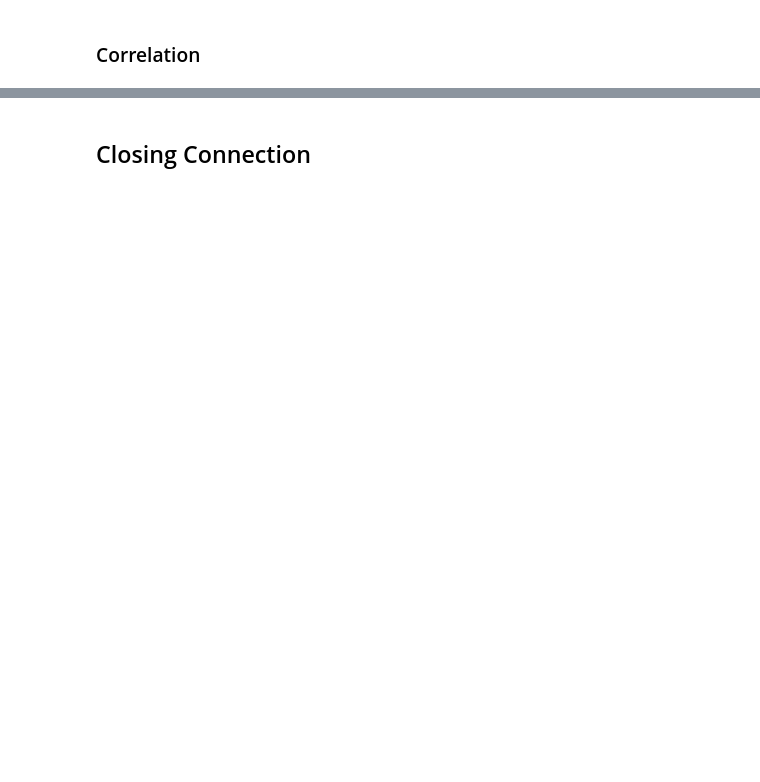
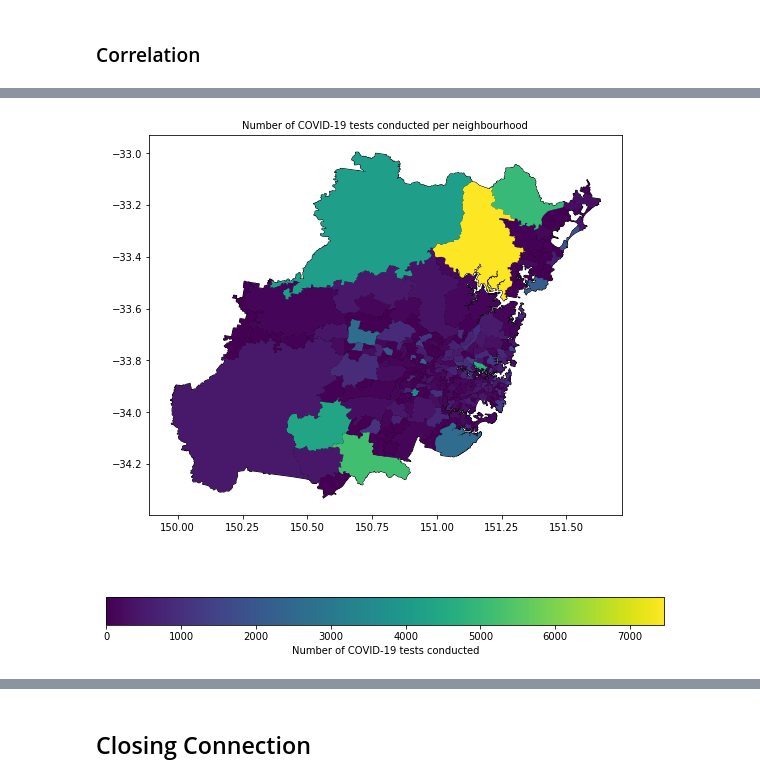
Before and after one commit to KhangNguyen22/data2001-data-science, a Jupyter notebook: Assignment.ipynb, the cells around one changed output, grey strips where cells are left out. Cells and saved outputs as stored; diff of their text form; code cells hidden in the pictures; blank space fills up the shorter version.

```diff
--- a/Assignment.ipynb
+++ b/Assignment.ipynb
@@ -580,0 +728,4 @@ for index, row in df_final.iterrows():
+# %%
+query = """SELECT area_name, viral_vulnerability, total_tests as total_tests_conducted, geom FROM final_data"""
+total_tests_df = gpd.read_postgis(query, conn)
+total_tests_df
@@ -580,0 +746,9 @@ for index, row in df_final.iterrows():
+# %%
+fig, ax = plt.subplots(1, 1, figsize=(10, 10))
+ax.set_title("Number of COVID-19 tests conducted per neighbourhood", fontsize=10.0)
+legend_kwds = {'label': "Number of COVID-19 tests conducted", 'orientation': "horizontal"}
+neighbourhoods_map.plot(figsize=(10,10), ax=ax, color='white', edgecolor='black')
+total_tests_df.plot(column = 'total_tests_conducted', figsize=(10, 10), ax=ax, legend=True, legend_kwds=legend_kwds)
+plt.show()
+# %% [output]
+[figure, added]
```
Also changed, not shown: parts of 31 cells of this notebook.
